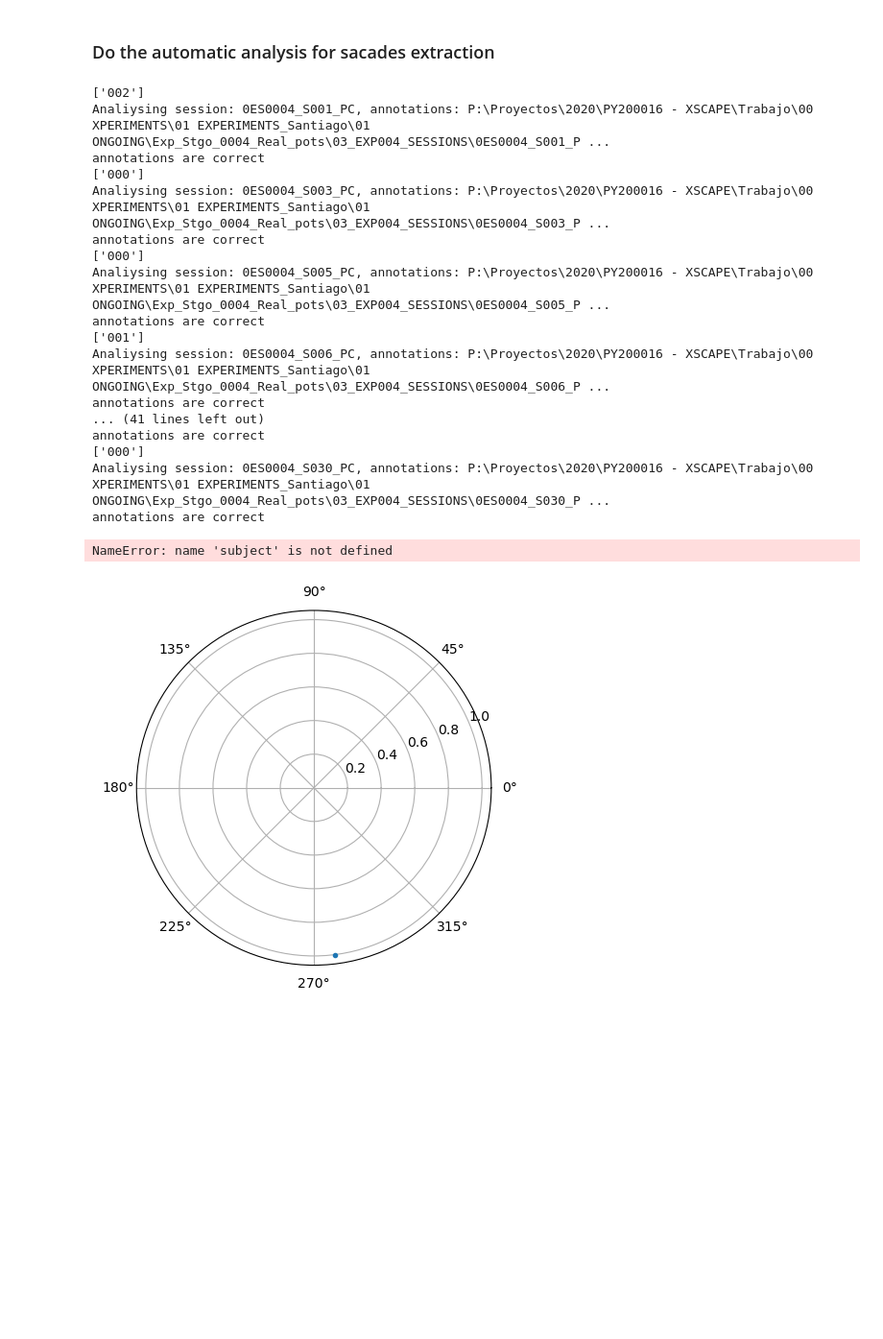
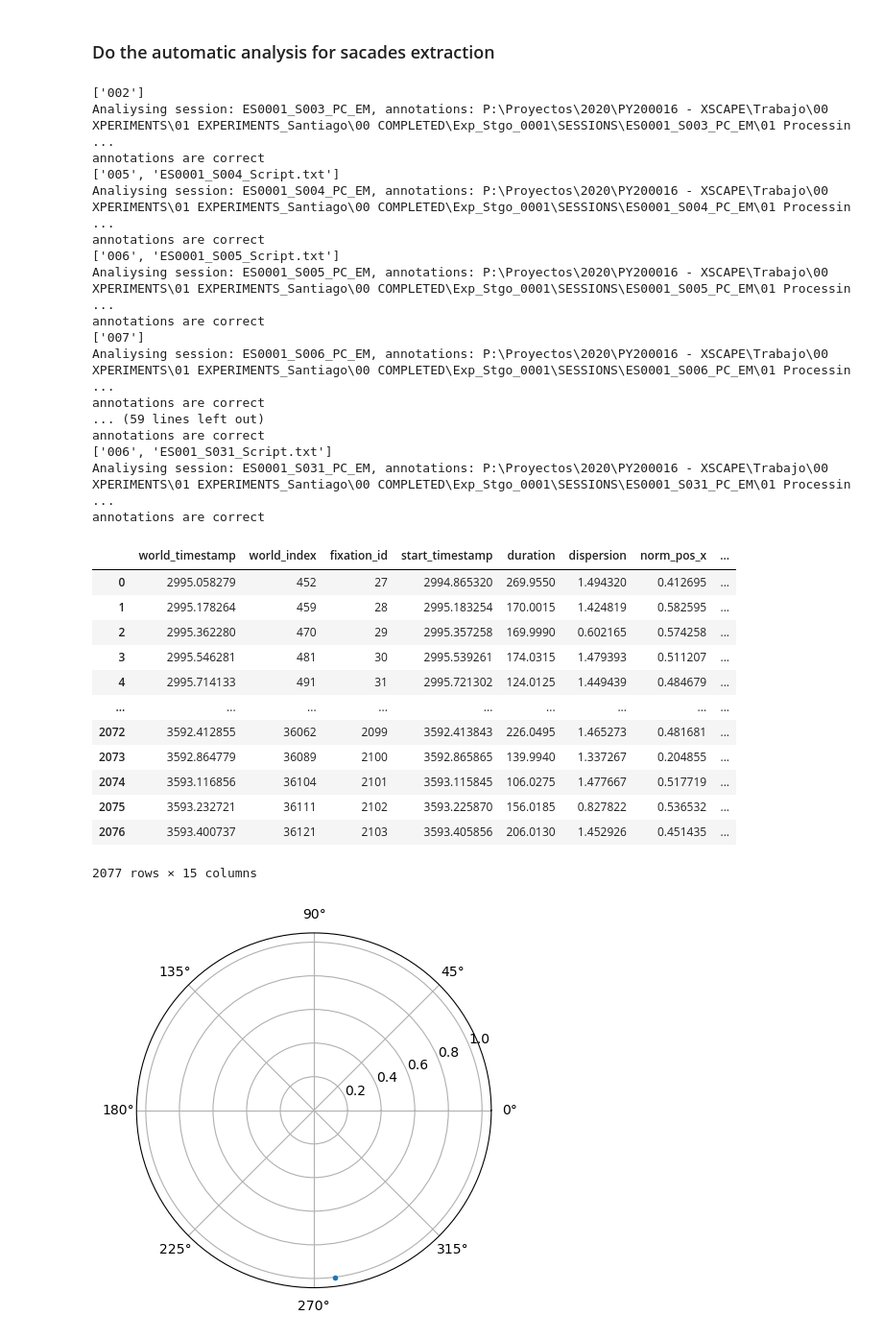
Before and after one commit to Rockyneuron/pupil_labs_analysis, a Jupyter notebook: analysis/gaze/pupil_labs/saccades_preprocessing_auto.ipynb, the cells around one changed output. Shown at 96% size. Cells and saved outputs as stored; diff of their text form; code cells hidden in the pictures; blank space fills up the shorter version.

```diff
--- a/analysis/gaze/pupil_labs/saccades_preprocessing_auto.ipynb
+++ b/analysis/gaze/pupil_labs/saccades_preprocessing_auto.ipynb
@@ -16,10 +16,10 @@ import matplotlib.pyplot  as plt
 ## Get the list of directories we want to analyse and copy paste the information in sessions.tx
 # %%
 
-session_location = Path(r"P:\Proyectos\2020\PY200016 - XSCAPE\Trabajo\00 XPERIMENTS\01 EXPERIMENTS_Santiago\01 ONGOING\Exp_Stgo_0004_Real_pots\03_EXP004_SESSIONS")
-# session_location = Path(r"P:\Proyectos\2020\PY200016 - XSCAPE\Trabajo\00 XPERIMENTS\01 EXPERIMENTS_Santiago\00 COMPLETED\Exp_Stgo_0001\SESSIONS")
+# session_location = Path(r"P:\Proyectos\2020\PY200016 - XSCAPE\Trabajo\00 XPERIMENTS\01 EXPERIMENTS_Santiago\01 ONGOING\Exp_Stgo_0004_Real_pots\03_EXP004_SESSIONS")
+session_location = Path(r"P:\Proyectos\2020\PY200016 - XSCAPE\Trabajo\00 XPERIMENTS\01 EXPERIMENTS_Santiago\00 COMPLETED\Exp_Stgo_0001\SESSIONS")
 
-data_path=Path(r"data/real_pots/") #folder whre csvs sill be saved
+data_path=Path(r"data/pilot/") #folder whre csvs sill be saved
 sessions=[]
 df_list_fixations=[]
 subjects=[]
@@ -54,8 +54,8 @@ with open('session.txt','r') as f:
     for session in f:
             sessions.append(session.replace('\n',''))
 f.close()
-# session_loc_list=[session_location.joinpath(session,'01 Processing_data','pupil_labs') for session in sessions ]
-session_loc_list=[session_location.joinpath(session,'01 Processing_data') for session in sessions ]
+session_loc_list=[session_location.joinpath(session,'01 Processing_data','pupil_labs') for session in sessions ]
+# session_loc_list=[session_location.joinpath(session,'01 Processing_data') for session in sessions ]
 
 
 for session, recording_location in zip(sessions,session_loc_list):
@@ -64,7 +64,7 @@ for session, recording_location in zip(sessions,session_loc_list):
                                        subject=session)
 
     annotations_csv = data_paths['annotations']
-    fixations_csv = data_paths['annotations']
+    fixations_csv = data_paths['fixations']
     fixations_surf_csv = data_paths['fixations_surf']
     exported_gaze_csv=data_path.joinpath(f'{session}_saccades.csv')
 
@@ -105,26 +105,40 @@ df_list_fixations_concat_df=pd.concat(df_list_fixations,axis=0)
 df_list_fixations_concat_df.to_csv(exported_number_fixations_csv,index=False)
 # %% [output]
 ['002']
-Analiysing session: 0ES0004_S001_PC, annotations: P:\Proyectos\2020\PY200016 - XSCAPE\Trabajo\00 XPERIMENTS\01 EXPERIMENTS_Santiago\01 ONGOING\Exp_Stgo_0004_Real_pots\03_EXP004_SESSIONS\0ES0004_S001_P ...
+Analiysing session: ES0001_S003_PC_EM, annotations: P:\Proyectos\2020\PY200016 - XSCAPE\Trabajo\00 XPERIMENTS\01 EXPERIMENTS_Santiago\00 COMPLETED\Exp_Stgo_0001\SESSIONS\ES0001_S003_PC_EM\01 Processin ...
 annotations are correct
-['000']
-Analiysing session: 0ES0004_S003_PC, annotations: P:\Proyectos\2020\PY200016 - XSCAPE\Trabajo\00 XPERIMENTS\01 EXPERIMENTS_Santiago\01 ONGOING\Exp_Stgo_0004_Real_pots\03_EXP004_SESSIONS\0ES0004_S003_P ...
+['005', 'ES0001_S004_Script.txt']
+Analiysing session: ES0001_S004_PC_EM, annotations: P:\Proyectos\2020\PY200016 - XSCAPE\Trabajo\00 XPERIMENTS\01 EXPERIMENTS_Santiago\00 COMPLETED\Exp_Stgo_0001\SESSIONS\ES0001_S004_PC_EM\01 Processin ...
 annotations are correct
-['000']
-Analiysing session: 0ES0004_S005_PC, annotations: P:\Proyectos\2020\PY200016 - XSCAPE\Trabajo\00 XPERIMENTS\01 EXPERIMENTS_Santiago\01 ONGOING\Exp_Stgo_0004_Real_pots\03_EXP004_SESSIONS\0ES0004_S005_P ...
+['006', 'ES0001_S005_Script.txt']
+Analiysing session: ES0001_S005_PC_EM, annotations: P:\Proyectos\2020\PY200016 - XSCAPE\Trabajo\00 XPERIMENTS\01 EXPERIMENTS_Santiago\00 COMPLETED\Exp_Stgo_0001\SESSIONS\ES0001_S005_PC_EM\01 Processin ...
 annotations are correct
-['001']
-Analiysing session: 0ES0004_S006_PC, annotations: P:\Proyectos\2020\PY200016 - XSCAPE\Trabajo\00 XPERIMENTS\01 EXPERIMENTS_Santiago\01 ONGOING\Exp_Stgo_0004_Real_pots\03_EXP004_SESSIONS\0ES0004_S006_P ...
+['007']
+Analiysing session: ES0001_S006_PC_EM, annotations: P:\Proyectos\2020\PY200016 - XSCAPE\Trabajo\00 XPERIMENTS\01 EXPERIMENTS_Santiago\00 COMPLETED\Exp_Stgo_0001\SESSIONS\ES0001_S006_PC_EM\01 Processin ...
 annotations are correct
-... (41 lines left out)
+... (59 lines left out)
 annotations are correct
-['000']
-Analiysing session: 0ES0004_S030_PC, annotations: P:\Proyectos\2020\PY200016 - XSCAPE\Trabajo\00 XPERIMENTS\01 EXPERIMENTS_Santiago\01 ONGOING\Exp_Stgo_0004_Real_pots\03_EXP004_SESSIONS\0ES0004_S030_P ...
+['006', 'ES001_S031_Script.txt']
+Analiysing session: ES0001_S031_PC_EM, annotations: P:\Proyectos\2020\PY200016 - XSCAPE\Trabajo\00 XPERIMENTS\01 EXPERIMENTS_Santiago\00 COMPLETED\Exp_Stgo_0001\SESSIONS\ES0001_S031_PC_EM\01 Processin ...
 annotations are correct
-# %%
-subject.fixations
-# %% [output]
-NameError: name 'subject' is not defined
+# %%
+df=subject.fixations
+
+df
+# %% [output]
+|  | world_timestamp | world_index | fixation_id | start_timestamp | duration | dispersion | norm_pos_x | ... |
+| 0 | 2995.058279 | 452 | 27 | 2994.865320 | 269.9550 | 1.494320 | 0.412695 | ... |
+| 1 | 2995.178264 | 459 | 28 | 2995.183254 | 170.0015 | 1.424819 | 0.582595 | ... |
+| 2 | 2995.362280 | 470 | 29 | 2995.357258 | 169.9990 | 0.602165 | 0.574258 | ... |
+| 3 | 2995.546281 | 481 | 30 | 2995.539261 | 174.0315 | 1.479393 | 0.511207 | ... |
+| 4 | 2995.714133 | 491 | 31 | 2995.721302 | 124.0125 | 1.449439 | 0.484679 | ... |
+| ... | ... | ... | ... | ... | ... | ... | ... | ... |
+| 2072 | 3592.412855 | 36062 | 2099 | 3592.413843 | 226.0495 | 1.465273 | 0.481681 | ... |
+| 2073 | 3592.864779 | 36089 | 2100 | 3592.865865 | 139.9940 | 1.337267 | 0.204855 | ... |
+| 2074 | 3593.116856 | 36104 | 2101 | 3593.115845 | 106.0275 | 1.477667 | 0.517719 | ... |
+| 2075 | 3593.232721 | 36111 | 2102 | 3593.225870 | 156.0185 | 0.827822 | 0.536532 | ... |
+| 2076 | 3593.400737 | 36121 | 2103 | 3593.405856 | 206.0130 | 1.452926 | 0.451435 | ... |
+2077 rows × 15 columns
 # %%
 angles=subject.fixations['angle']
 distance=subject.fixations['distance']
```
Also changed, not shown: parts of 1 cell of this notebook, 3 other files.
